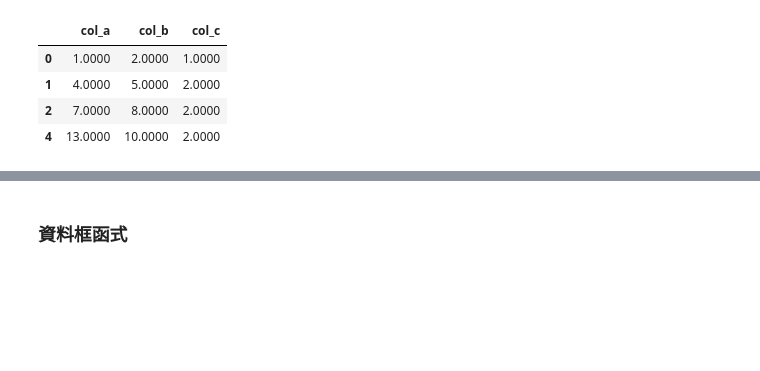
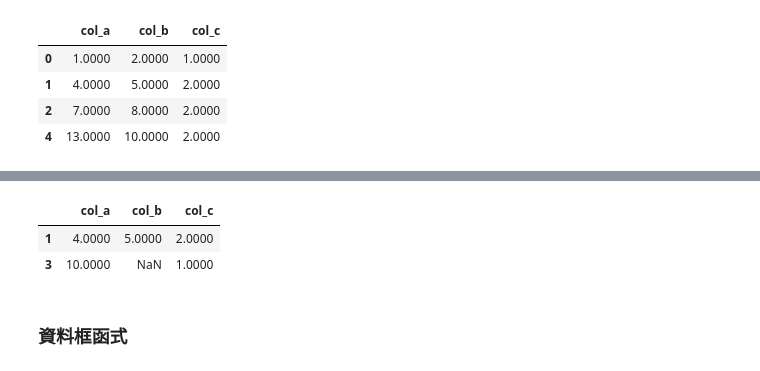
Before and after one commit to k1013726/PaperRelated, a Jupyter notebook: 銷售AI化/l2_02_pandas.ipynb, the cells around one changed output, grey strips where cells are left out. Drawn from its saved outputs; the diff is of its cells as text; code cells hidden in the pictures; blank space fills up the shorter version.

```diff
--- a/銷售AI化/l2_02_pandas.ipynb
+++ b/銷售AI化/l2_02_pandas.ipynb
@@ -294,4 +292,10 @@ display(df7)
 | 4 | 13.0000 | 10.0000 | 2.0000 | female |
+# %%
+df[df.index%2==1]
+# %% [output]
+|  | col_a | col_b | col_c |
+| 1 | 4.0000 | 5.0000 | 2.0000 |
+| 3 | 10.0000 | NaN | 1.0000 |
 # %% [markdown]
 ### 資料框函式
 # %%
```
Also changed, not shown: parts of 8 cells of this notebook.
